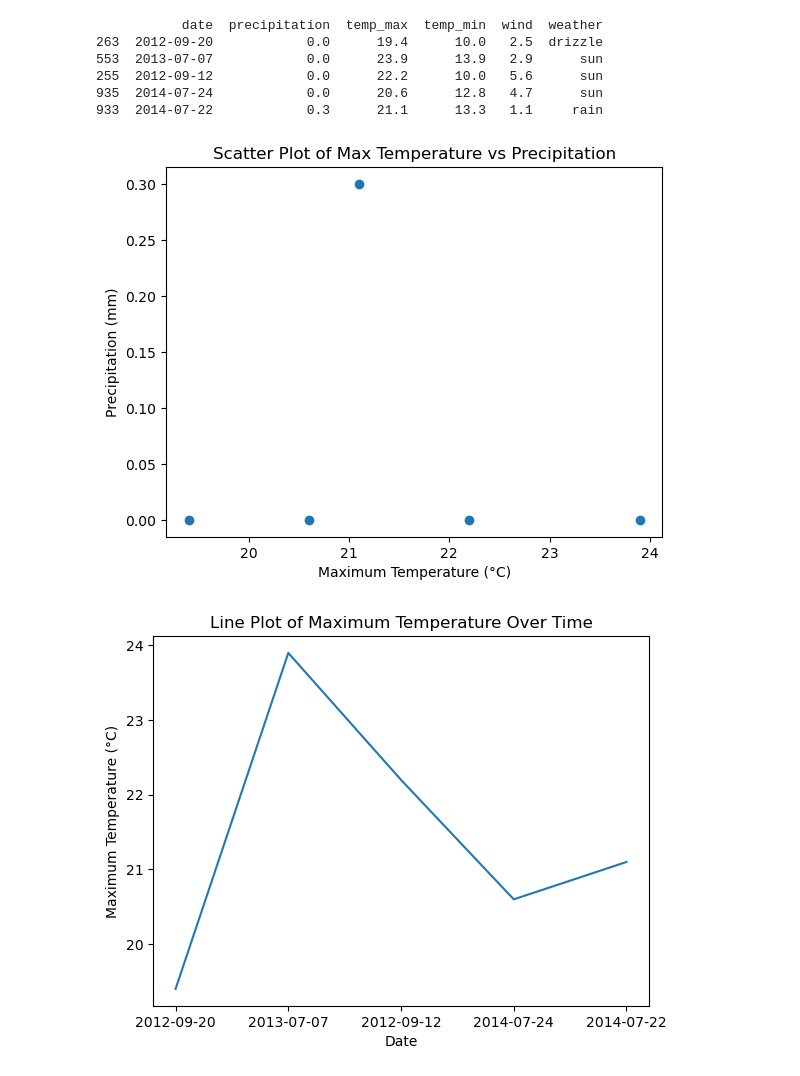
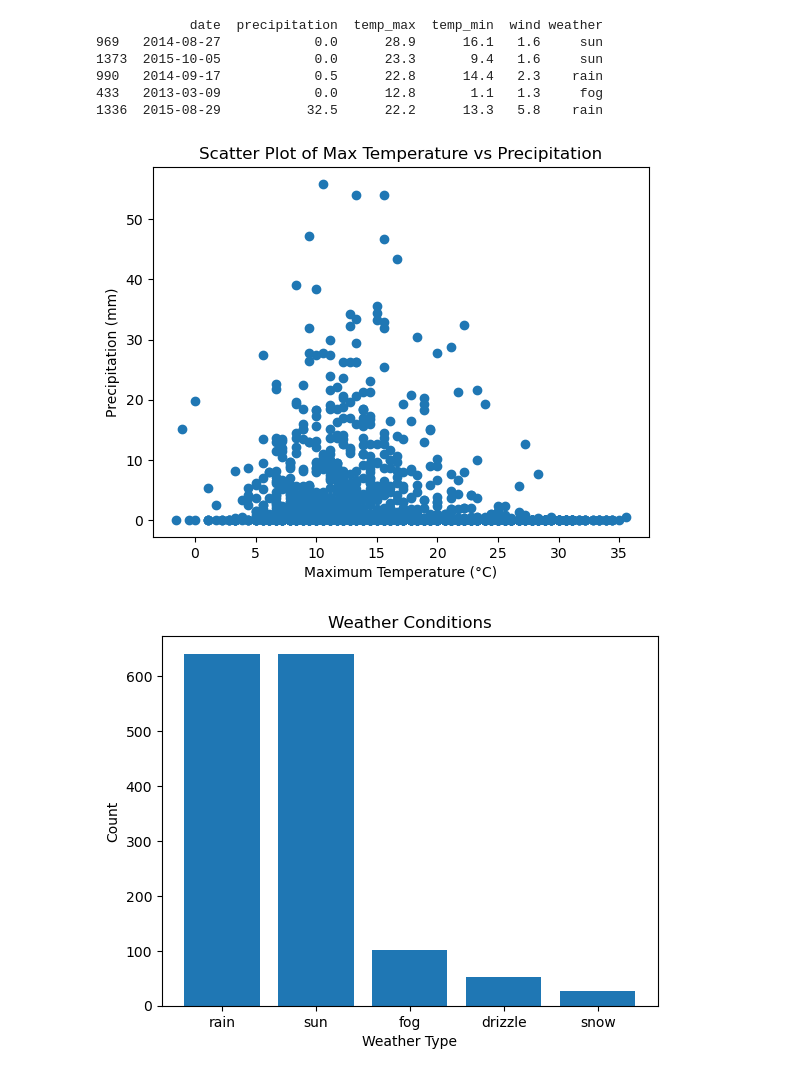
Before and after one commit to gregrent/MSCS_634_Lab_1, a Jupyter notebook: MSCS_634_Lab_1.ipynb, the cells around one changed output. Cells and saved outputs as stored; diff of their text form; code cells hidden in the pictures.

```diff
--- a/MSCS_634_Lab_1.ipynb
+++ b/MSCS_634_Lab_1.ipynb
@@ -16,38 +16,17 @@ print(df5)
 #------------------------------------------
 
 # step 2 - data visualization
-# Insight (Scatter Plot):
-# Colder temperatures in the sample, such as during snow conditions,
-# are associated with higher precipitation, while warmer sunny days
-# show little to no precipitation.
+# scatter plot:
 plt.figure()
-plt.scatter(df5['temp_max'], df5['precipitation'])
+plt.scatter(df['temp_max'], df['precipitation'])
 plt.xlabel("Maximum Temperature (°C)")
 plt.ylabel("Precipitation (mm)")
 plt.title("Scatter Plot of Max Temperature vs Precipitation")
 plt.show()
 
-# Insight (Line Plot):
-# The line plot illustrates the variation of maximum temperatures over the selected dates,
-# showing a clear seasonal pattern. The winter dates, January 20, 2012, and January 14, 2015,
-# have the lowest maximum temperatures, around 6–7°C, while the summer dates, June 28, 2013,
-# and July 2, 2013, reach much higher maximums, approximately 28–31°C. The transitional date,
-# November 9, 2014, shows a moderate maximum temperature of 13.3°C. This pattern demonstrates
-# how maximum temperatures naturally fluctuate with seasons, from cold winters to hot summers
-# and moderate temperatures in late fall.
+# bar chart:
 plt.figure()
-plt.plot(df5['date'], df5['temp_max'])
-plt.xlabel("Date")
-plt.ylabel("Maximum Temperature (°C)")
-plt.title("Line Plot of Maximum Temperature Over Time")
-plt.show()
-
-# Insight (Bar Chart):
-# Sunny conditions appear most frequently in this subset, but the data
-# also includes snow, rain, and fog, demonstrating seasonal variability.
-weather_counts_5 = df5['weather'].value_counts()
-plt.figure()
-plt.bar(weather_counts_5.index, weather_counts_5.values)
+plt.bar(df['weather'].value_counts().index, df['weather'].value_counts().values)
 plt.xlabel("Weather Type")
 plt.ylabel("Count")
 plt.title("Weather Conditions")
@@ -133,38 +112,38 @@ numeric_cols = ['precipitation', 'temp_max', 'temp_min', 'wind']
 for col in numeric_cols:
     print(f"{col}:")
     print(f"  Minimum: {df[col].min()}")
     print(f"  Maximum: {df[col].max()}")
     print(f"  Mean: {df[col].mean():.2f}")
     print(f"  Median: {df[col].median()}")
     print(f"  Mode: {df[col].mode().values[0]}")
     print()
 
 # part 3 - dispersion measures
 print("Dispersion Measures:\n")
 for col in numeric_cols:
     Q1 = df[col].quantile(0.25)
     Q3 = df[col].quantile(0.75)
     IQR = Q3 - Q1
     col_range = df[col].max() - df[col].min()
     variance = df[col].var()
     std_dev = df[col].std()
 
     print(f"{col}:")
     print(f"  Range: {col_range}")
     print(f"  Q1: {Q1}, Q3: {Q3}, IQR: {IQR}")
     print(f"  Variance: {variance:.2f}")
     print(f"  Standard Deviation: {std_dev:.2f}\n")
 
 # part 4 - correlation analysis
 print("Correlation Matrix:\n")
 correlation_matrix = df[numeric_cols].corr()
 print(correlation_matrix)
 # %% [output]
-           date  precipitation  temp_max  temp_min  wind  weather
-263  2012-09-20            0.0      19.4      10.0   2.5  drizzle
-553  2013-07-07            0.0      23.9      13.9   2.9      sun
-255  2012-09-12            0.0      22.2      10.0   5.6      sun
-935  2014-07-24            0.0      20.6      12.8   4.7      sun
-933  2014-07-22            0.3      21.1      13.3   1.1     rain
+            date  precipitation  temp_max  temp_min  wind weather
+969   2014-08-27            0.0      28.9      16.1   1.6     sun
+1373  2015-10-05            0.0      23.3       9.4   1.6     sun
+990   2014-09-17            0.5      22.8      14.4   2.3    rain
+433   2013-03-09            0.0      12.8       1.1   1.3     fog
+1336  2015-08-29           32.5      22.2      13.3   5.8    rain
-[figure, old version]
+[figure, new version]
-[figure, old version]
+[figure, new version]
```
Also changed, not shown: parts of 1 cell of this notebook, 4 other files.
